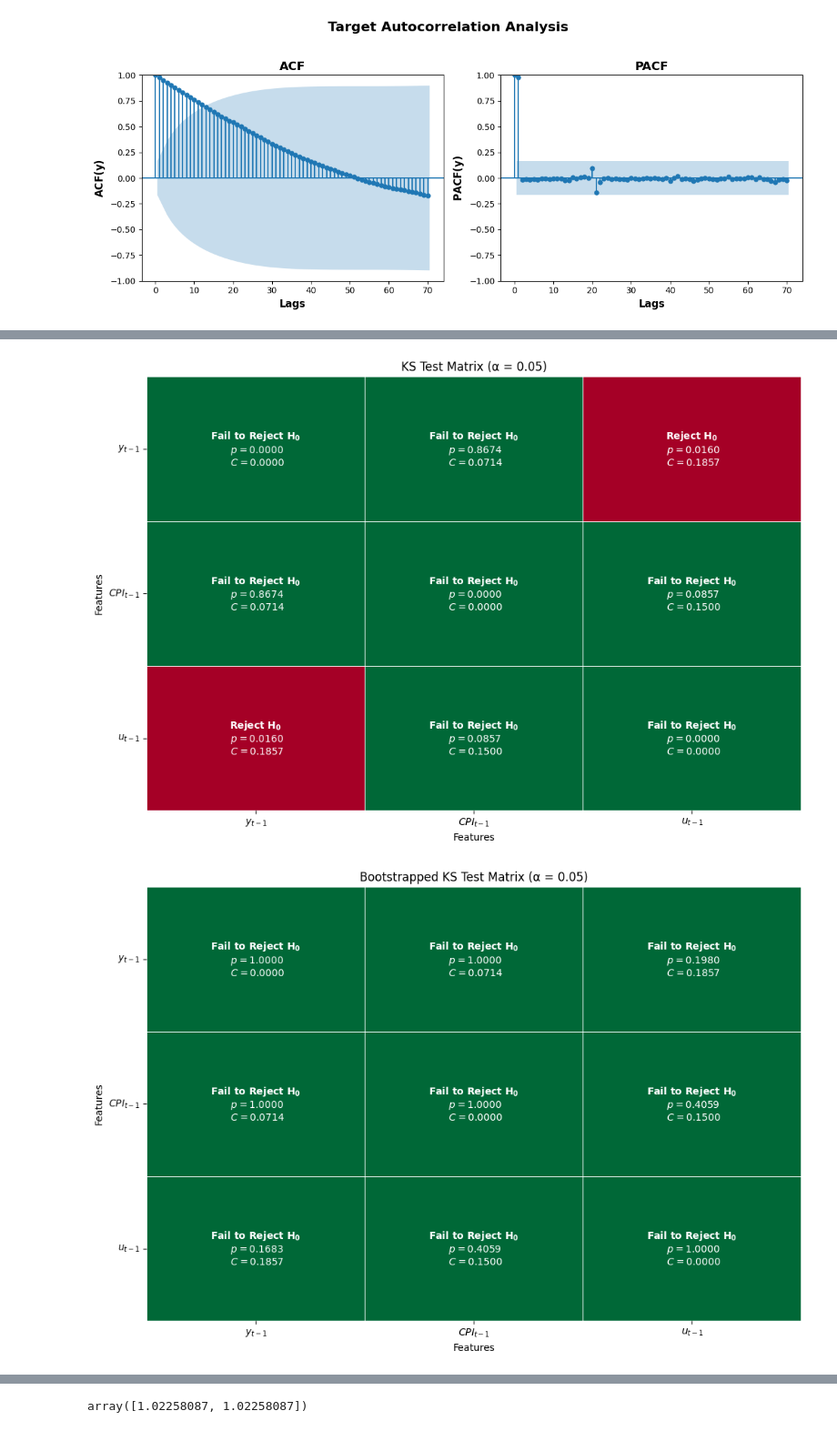
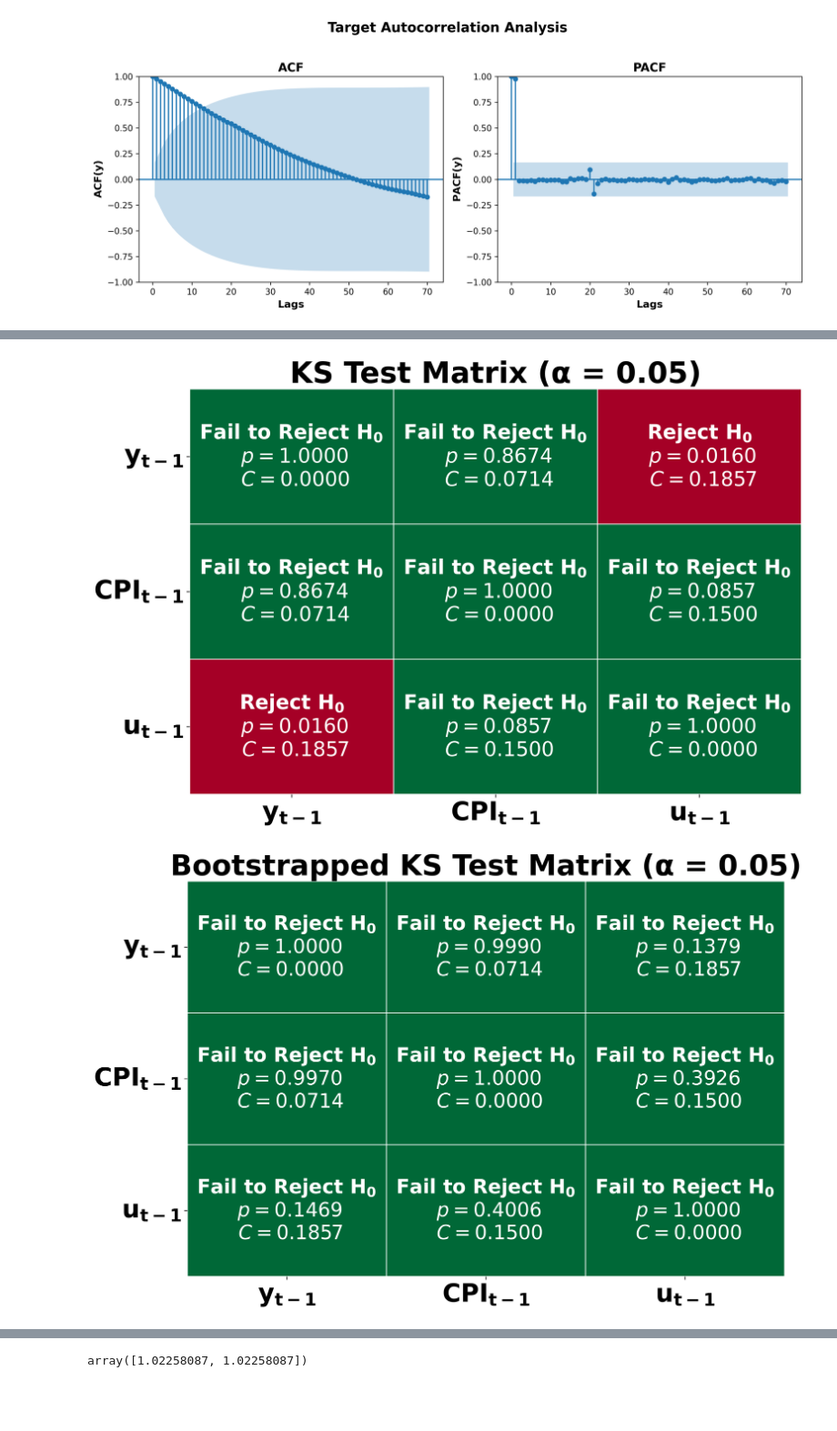
Before and after one commit to GongJr0/Econometrics2025-Project, a Jupyter notebook: main.ipynb, the cells around one changed output, grey strips where cells are left out. Shown at 91% size. Cells and saved outputs as stored; diff of their text form; code cells hidden in the pictures; blank space fills up the shorter version.

```diff
--- a/main.ipynb
+++ b/main.ipynb
@@ -7,12 +7,12 @@ from src.StandardScaler import StandardScaler
 
 import matplotlib.pyplot as plt
 import matplotlib as mpl
-# mpl.rcParams['figure.dpi'] = 300
+mpl.rcParams['figure.dpi'] = 300
 
 import seaborn as sns
 
 from src.stat_tests import KS2Sample, AR1, BootstrapKS2Samp, VIF
-from statsmodels.graphics.tsaplots import plot_acf, plot_pacf, plot_ccf, ccf
+from statsmodels.graphics.tsaplots import plot_acf, plot_pacf, plot_ccf
 # %%
 s = StandardScaler()
 rgdp = pd.read_csv('./data/fred/GDPC1.csv', low_memory=False, encoding='utf-8')
@@ -58,11 +60,7 @@ sns.heatmap(X.corr(), annot=True, cmap='coolwarm')
 # %%
-# House Price Data Prep
-# yn_map = {"yes": 1, "no": 0}
-y = target.values
-X = s.fit_transform(X.values)
-vars = ["$y_{t-1}$", "$CPI_{t-1}$", "$u_{t-1}$"]
+vars = [r"$\mathbf{y_{t-1}}$", r"$\mathbf{CPI_{t-1}}$", r"$\mathbf{u_{t-1}}$"]
 tests = KS2Sample(X, display_plot=True, varnames=vars)
-bs_tests = BootstrapKS2Samp(X, display_plot=True, n_bootstrap=100, varnames=vars)
+bs_tests = BootstrapKS2Samp(X, display_plot=True, n_bootstrap=1000, varnames=vars)
 # %% [output]
-[figure, old version]
+[figure, new version]
-[figure, old version]
+[figure, new version]
```
Also changed, not shown: parts of 3 cells of this notebook, 5 other files.
